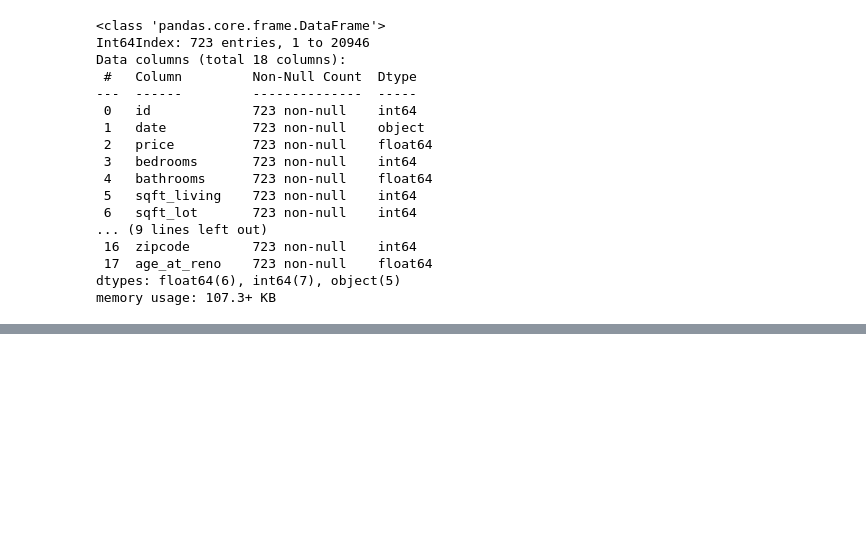
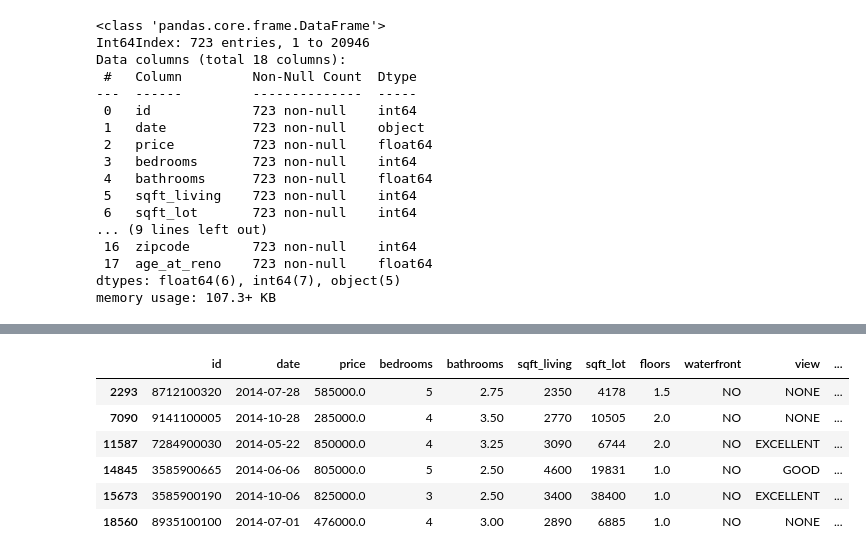
Before and after one commit to smashley-eakland/phase-2-project, a Jupyter notebook: GroupU_Project.ipynb, the cells around one changed output, grey strips where cells are left out. Saved outputs shown, nothing was run; the diff lists cells and outputs as text; code cells hidden in the pictures; blank space fills up the shorter version.

```diff
--- a/GroupU_Project.ipynb
+++ b/GroupU_Project.ipynb
@@ -300,0 +377,10 @@ renovated_df.corr()
+# %%
+renovated_df.loc[renovated_df['reno_year_to_sale_time'] < 0]
+# %% [output]
+|  | id | date | price | bedrooms | bathrooms | sqft_living | sqft_lot | floors | waterfront | view | ... |
+| 2293 | 8712100320 | 2014-07-28 | 585000.0 | 5 | 2.75 | 2350 | 4178 | 1.5 | NO | NONE | ... |
+| 7090 | 9141100005 | 2014-10-28 | 285000.0 | 4 | 3.50 | 2770 | 10505 | 2.0 | NO | NONE | ... |
+| 11587 | 7284900030 | 2014-05-22 | 850000.0 | 4 | 3.25 | 3090 | 6744 | 2.0 | NO | EXCELLENT | ... |
+| 14845 | 3585900665 | 2014-06-06 | 805000.0 | 5 | 2.50 | 4600 | 19831 | 1.0 | NO | GOOD | ... |
+| 15673 | 3585900190 | 2014-10-06 | 825000.0 | 3 | 2.50 | 3400 | 38400 | 1.0 | NO | EXCELLENT | ... |
+| 18560 | 8935100100 | 2014-07-01 | 476000.0 | 4 | 3.00 | 2890 | 6885 | 1.0 | NO | NONE | ... |
```
Also changed, not shown: parts of 20 cells of this notebook.
